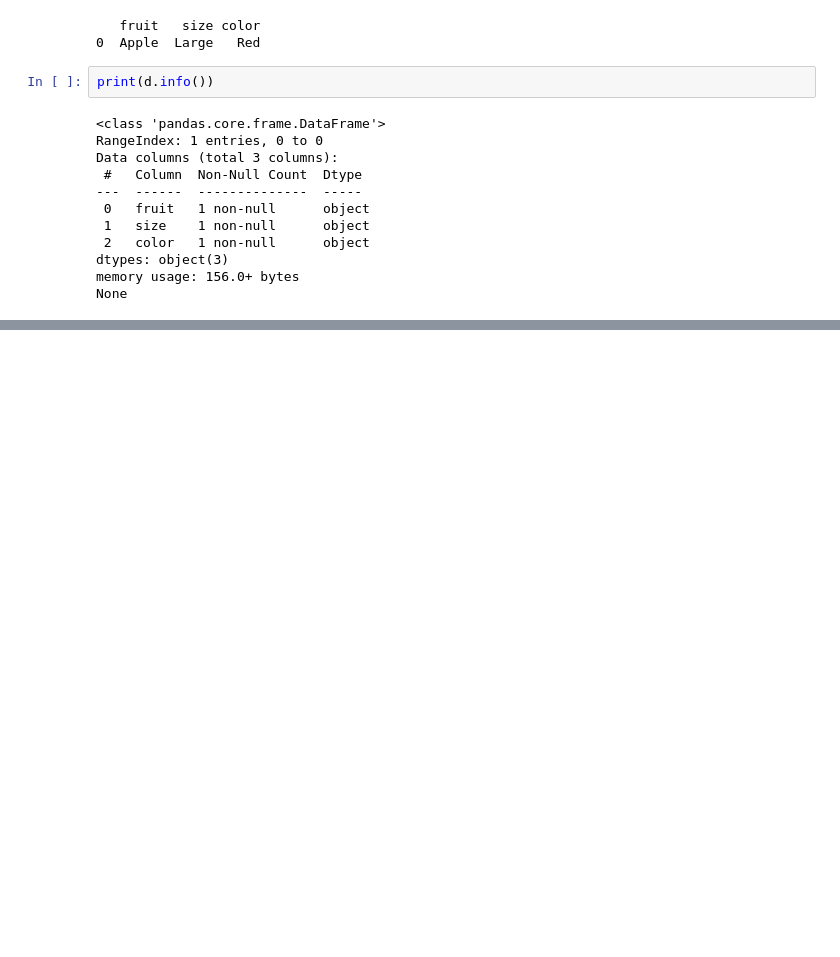
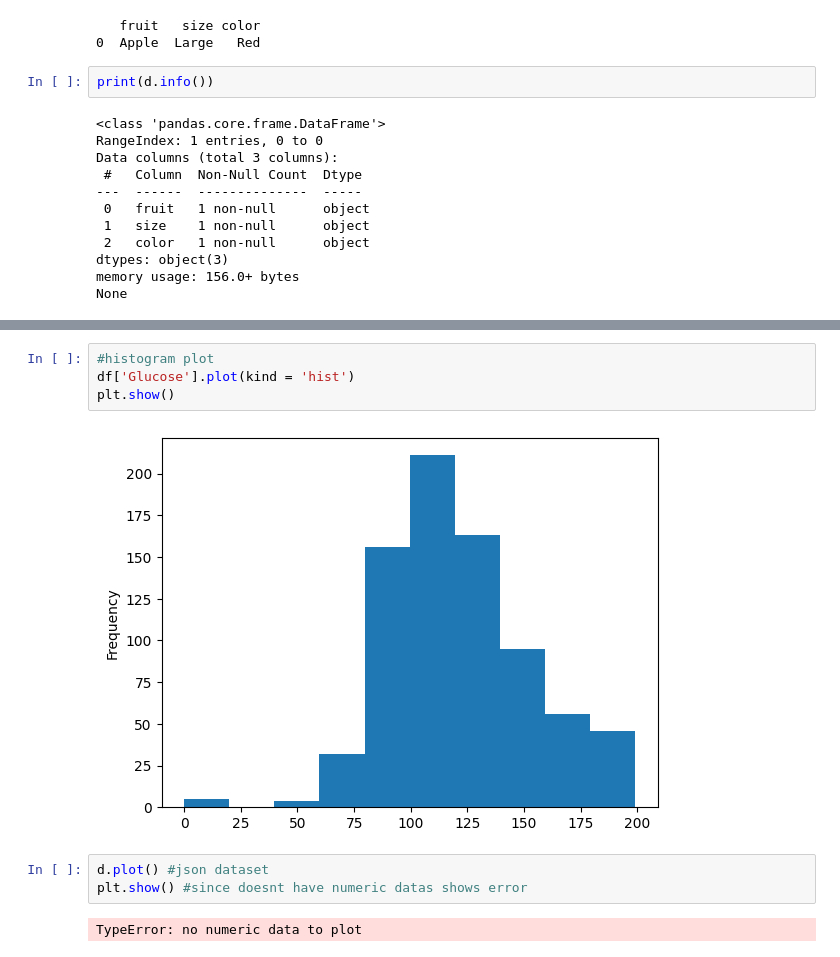
Before and after one commit to apple-pie-h/ICES-AI-bootcamp, a Jupyter notebook: pandas/pandas.ipynb, the cells around one changed output, grey strips where cells are left out. Saved outputs shown, nothing was run; the diff lists cells and outputs as text; blank space fills up the shorter version.

```diff
--- a/pandas/pandas.ipynb
+++ b/pandas/pandas.ipynb
@@ -82,0 +227,11 @@ None
+# %%
+#histogram plot
+df['Glucose'].plot(kind = 'hist')
+plt.show()
+# %% [output]
+[figure, added]
+# %%
+d.plot() #json dataset
+plt.show() #since doesnt have numeric datas shows error
+# %% [output]
+TypeError: no numeric data to plot
```
Also changed, not shown: parts of 14 cells of this notebook.
